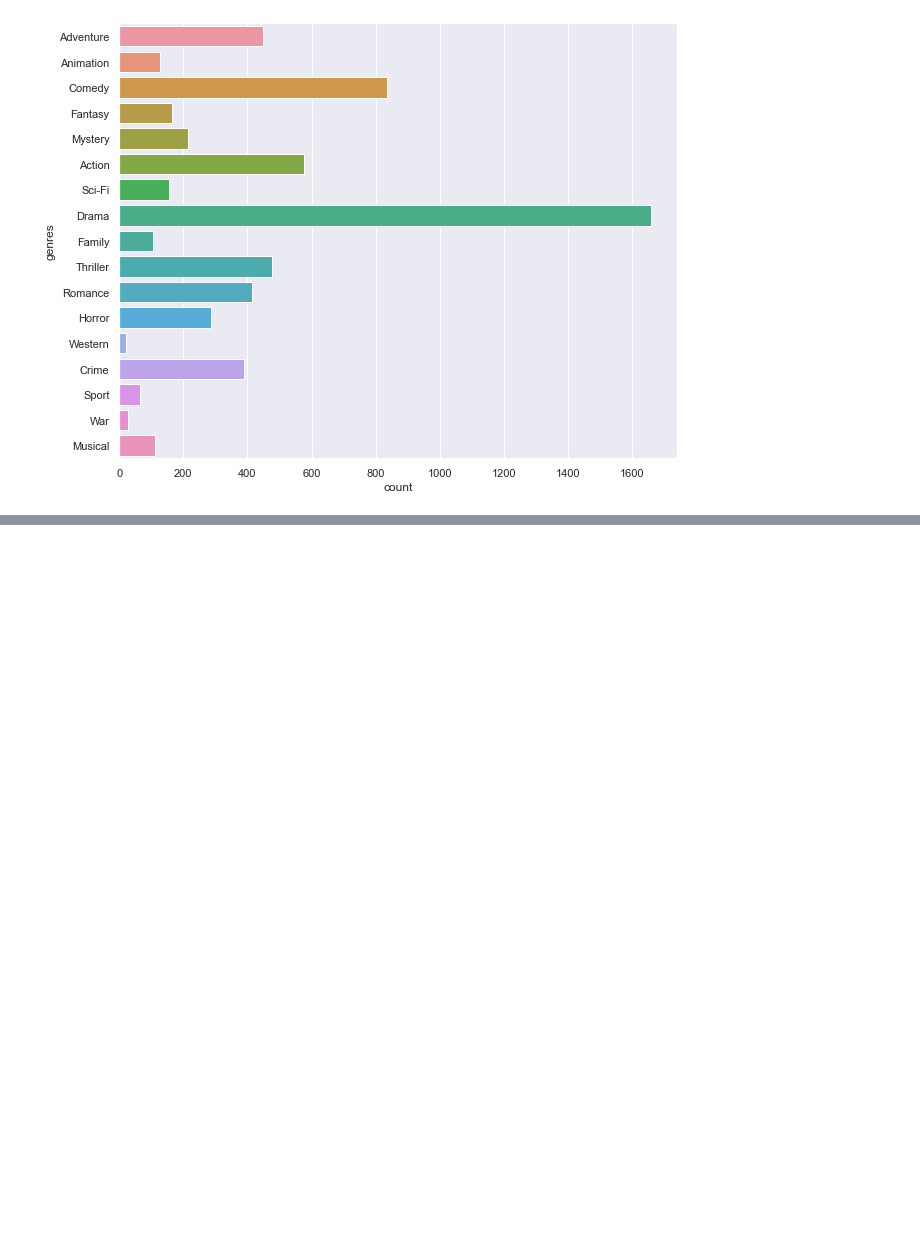
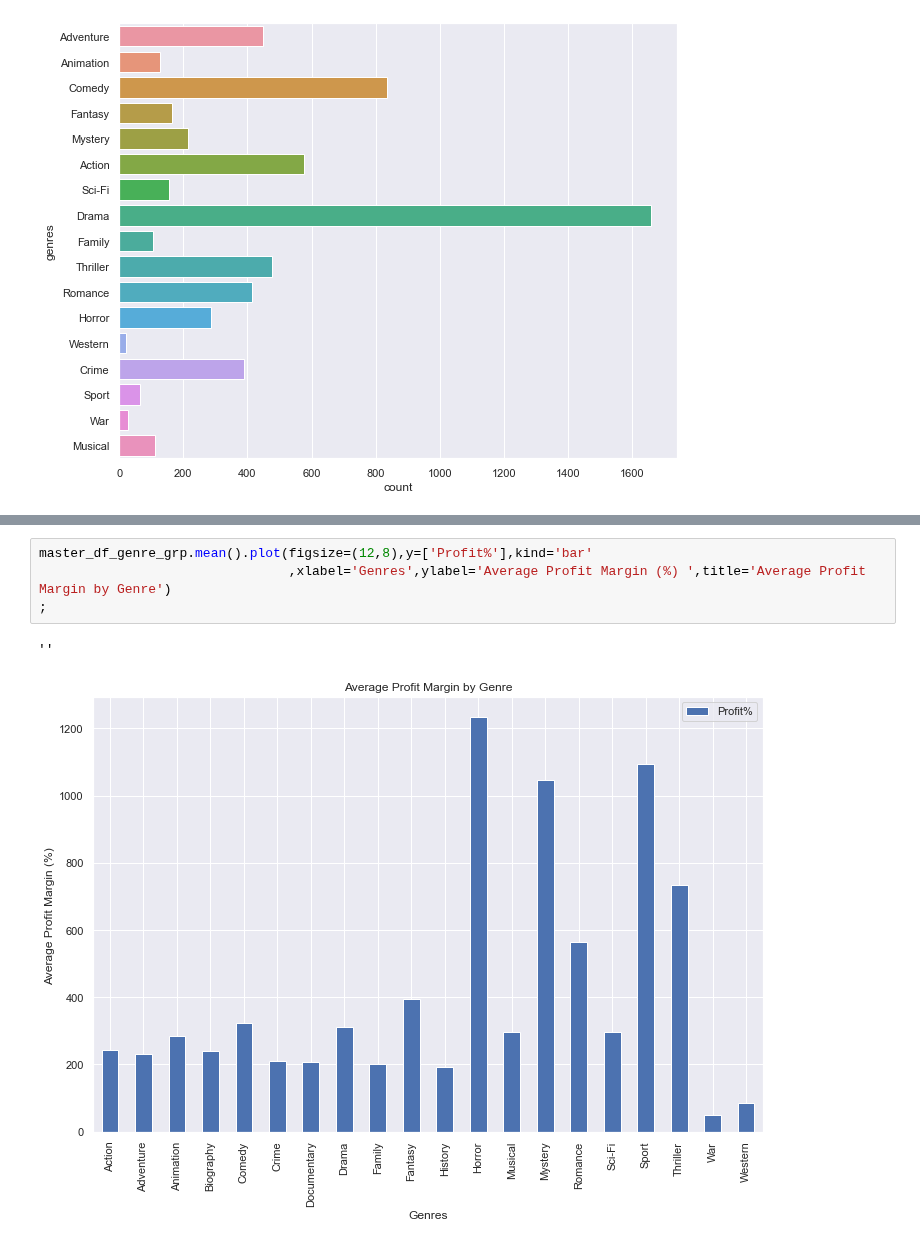
Before and after one commit to jacrivera/AI-Academy-Semester-1-Capstone-Group-5, a Jupyter notebook: Final-Workbook.ipynb, the cells around one changed output, grey strips where cells are left out. Cells and saved outputs as stored; diff of their text form; blank space fills up the shorter version.

```diff
--- a/Final-Workbook.ipynb
+++ b/Final-Workbook.ipynb
@@ -277,0 +276,7 @@ sns.countplot(data=master_df_sub_genre,y='genres',orient='h')
+# %%
+master_df_genre_grp.mean().plot(figsize=(12,8),y=['Profit%'],kind='bar'
+                                ,xlabel='Genres',ylabel='Average Profit Margin (%) ',title='Average Profit Margin by Genre')
+;
+# %% [output]
+''
+[figure, added]
```
Also changed, not shown: parts of 52 cells of this notebook.
